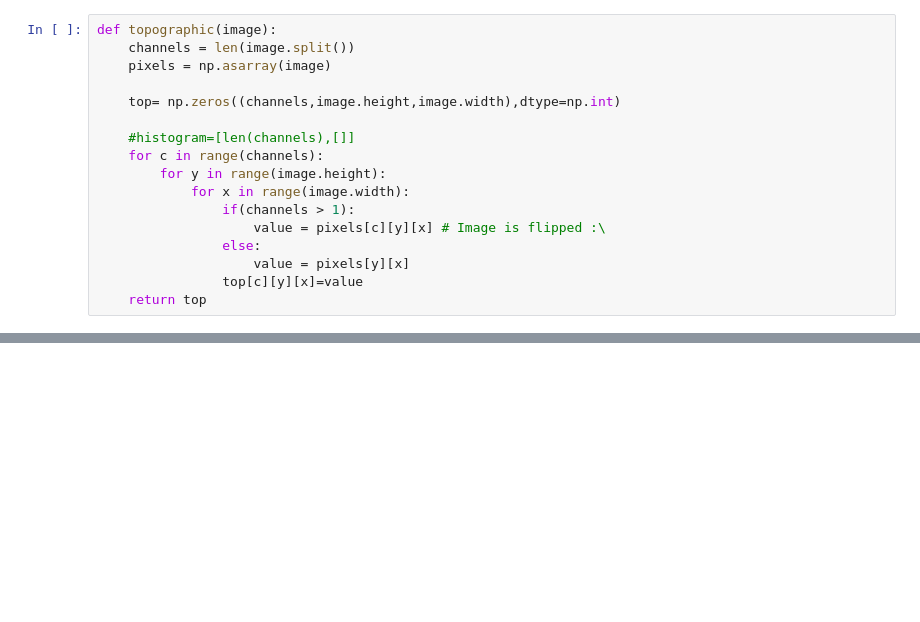
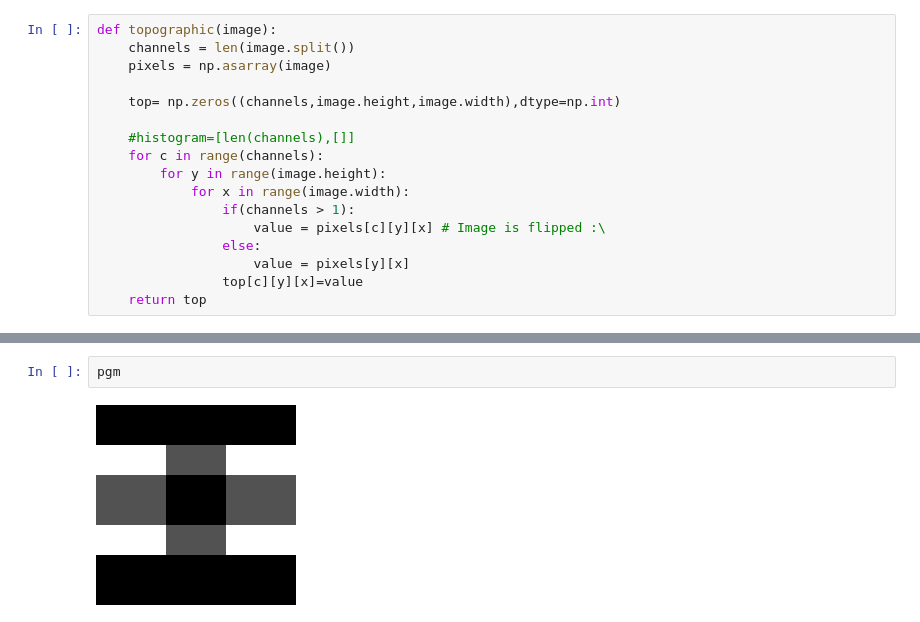
Before and after one commit to bluemner/image_processing_final, a Jupyter notebook: notebooks/Histogram.ipynb, the cells around one changed output, grey strips where cells are left out. Drawn from its saved outputs; the diff is of its cells as text; blank space fills up the shorter version.

```diff
--- a/notebooks/Histogram.ipynb
+++ b/notebooks/Histogram.ipynb
@@ -104,0 +147,4 @@ pl3(top[0])
+# %%
+pgm
+# %% [output]
+[figure, added]
```
Also changed, not shown: parts of 14 cells of this notebook, 6 other files.
